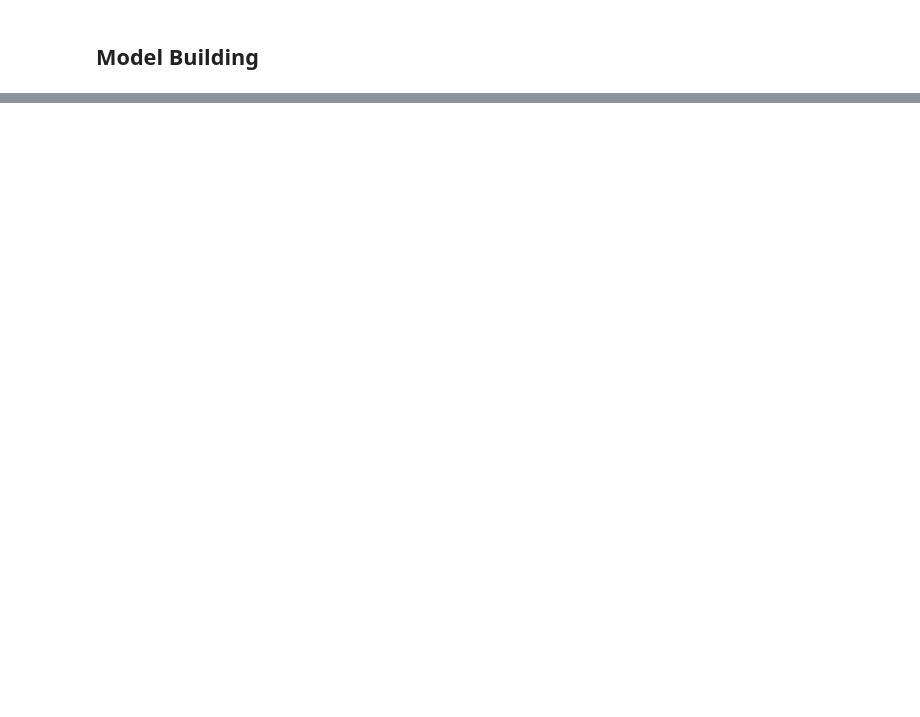
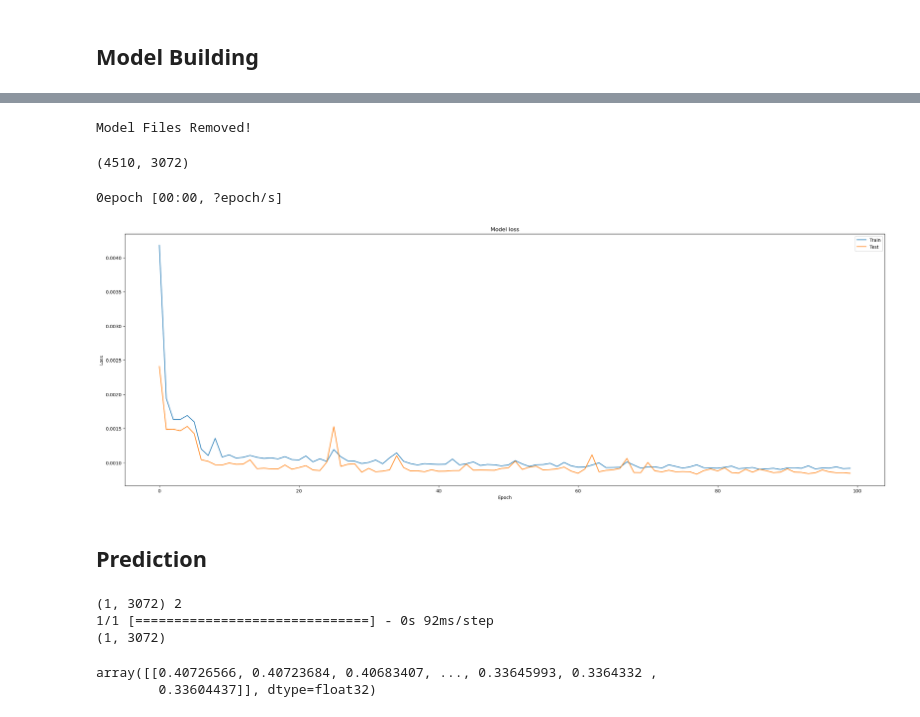
Before and after one commit to zhichucode/industry_deep_learning, a Jupyter notebook: main.ipynb, the cells around one changed output, grey strips where cells are left out. Cells and saved outputs as stored; diff of their text form; code cells hidden in the pictures; blank space fills up the shorter version.

```diff
--- a/main.ipynb
+++ b/main.ipynb
@@ -127,4 +150 @@ for c in tqdm(ch):
-# %%
-def split_list(input_list, sublist_length):
-    return [input_list[x:x+sublist_length] for x in range(0, len(input_list), sublist_length)]
 # %%
@@ -137,0 +163,5 @@ def list_to_mel(a_list):
+# %%
+# combine x, y, z array to a 2D array
+combine_data = np.stack((xlists, ylists, zlists), axis=-1)
+reshaped_combine_data = np.reshape(combine_data, (4510,3*1024), 'C')
+reshaped_combine_data.shape
@@ -154,11 +233,9 @@ logger.info(f"count of zeros: {count}")
 # %%
-from sklearn import metrics
-from keras.models import Model
-from keras.layers import Input, Dense
-
 def keras_model(inputDim):
     inputLayer = Input(shape=(inputDim,))
-    x = Dense(128, activation='relu')(inputLayer)
+    # add a flatten layer
+    x = tf.keras.layers.Flatten()(inputLayer)
+    x = Dense(128, activation='relu')(x)
     x = Dense(128, activation='relu')(x)
     x = Dense(128, activation='relu')(x)
     x = Dense(128, activation='relu')(x)
@@ -167,5 +244,7 @@ def keras_model(inputDim):
     x = Dense(128, activation='relu')(x)
     x = Dense(128, activation='relu')(x)
     x = Dense(128, activation='relu')(x)
+    # add a flatten layer
+    x = tf.keras.layers.Flatten()(x)
     x = Dense(inputDim, activation=None)(x) # or sigmoid
     return Model(inputs=inputLayer, outputs=x)
@@ -226,5 +251,5 @@ model = keras_model(len(xlist_sum))
 # %%
-class visualizer(object):
+class Visualizer(object):
     def __init__(self):
         self.plt = plt
         self.fig = self.plt.figure(figsize=(30, 10))
@@ -242,28 +267,68 @@ class visualizer(object):
 
     def save_figure(self, filename):
         self.plt.savefig(filename)
+# %%
+# remove the stored model files
+try:
+    os.remove('model/history.png')
+    os.remove('model/model.hdf5')
+    print('Model Files Removed!')
+except OSError as error:
+    print('No model files exist')
+# %% [output]
+Model Files Removed!
 # %%
 from tqdm.keras import TqdmCallback
 model_file = "model/model.hdf5"
-visualizer = visualizer()
+visualizer = Visualizer()
+model = keras_model(sublist_size*3)
+# model.summary()
 
-train_data = xlist_sum
+print(reshaped_combine_data.shape)
+train_data = ylists
+tf.convert_to_tensor(train_data, dtype=tf.float32)
 
 if os.path.exists(model_file):
     model.load_weights(model_file)
 
 else:
-    model.compile(optimizer="adam", loss= "mean_squared_error")
-    history = model.fit(train_data,
-                        train_data,
+    model.compile(
+        optimizer="adam",
+        loss= "mean_squared_error",
+        metrics=['accuracy']
+    )
+
+    history = model.fit(x=reshaped_combine_data,
+                        y=reshaped_combine_data,
                         epochs=100,
                         batch_size=10,
                         shuffle=True,
-                        #validation_split=0.1,
+                        validation_split=0.1,
                         verbose=0,
-                        callbacks=[TqdmCallback(verbose=2)])
+                        callbacks=[TqdmCallback(verbose=1)])
+
     visualizer.loss_plot(
         history.history["loss"], history.history["val_loss"]
     )
     visualizer.save_figure("model/history.png")
     model.save_weights(model_file)
+# %% [output]
+(4510, 3072)
+0epoch [00:00, ?epoch/s]
+[figure, added]
+# %% [markdown]
+## Prediction
+# %%
+input_test = np.asarray(reshaped_combine_data[0])
+input_test = np.reshape(input_test, (1,3072))
+print(input_test.shape, input_test.ndim)
+
+output_test = model.predict(input_test)
+print(output_test.shape)
+output_test
+# %% [output]
+(1, 3072) 2
+1/1 [==============================] - 0s 92ms/step
+(1, 3072)
+array([[0.40726566, 0.40723684, 0.40683407, ..., 0.33645993, 0.3364332 ,
+        0.33604437]], dtype=float32)
```
Also changed, not shown: parts of 35 cells of this notebook, 36 other files.
